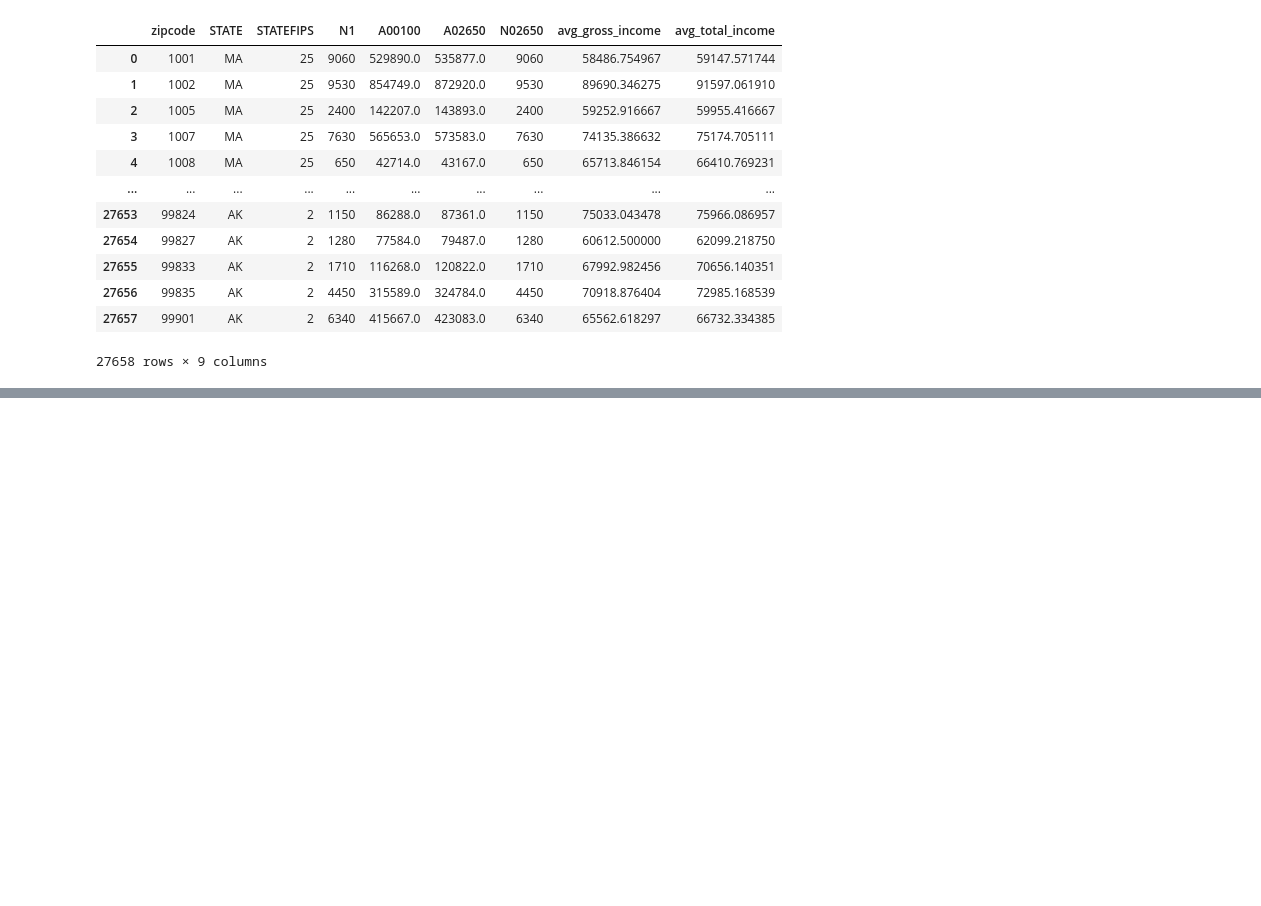
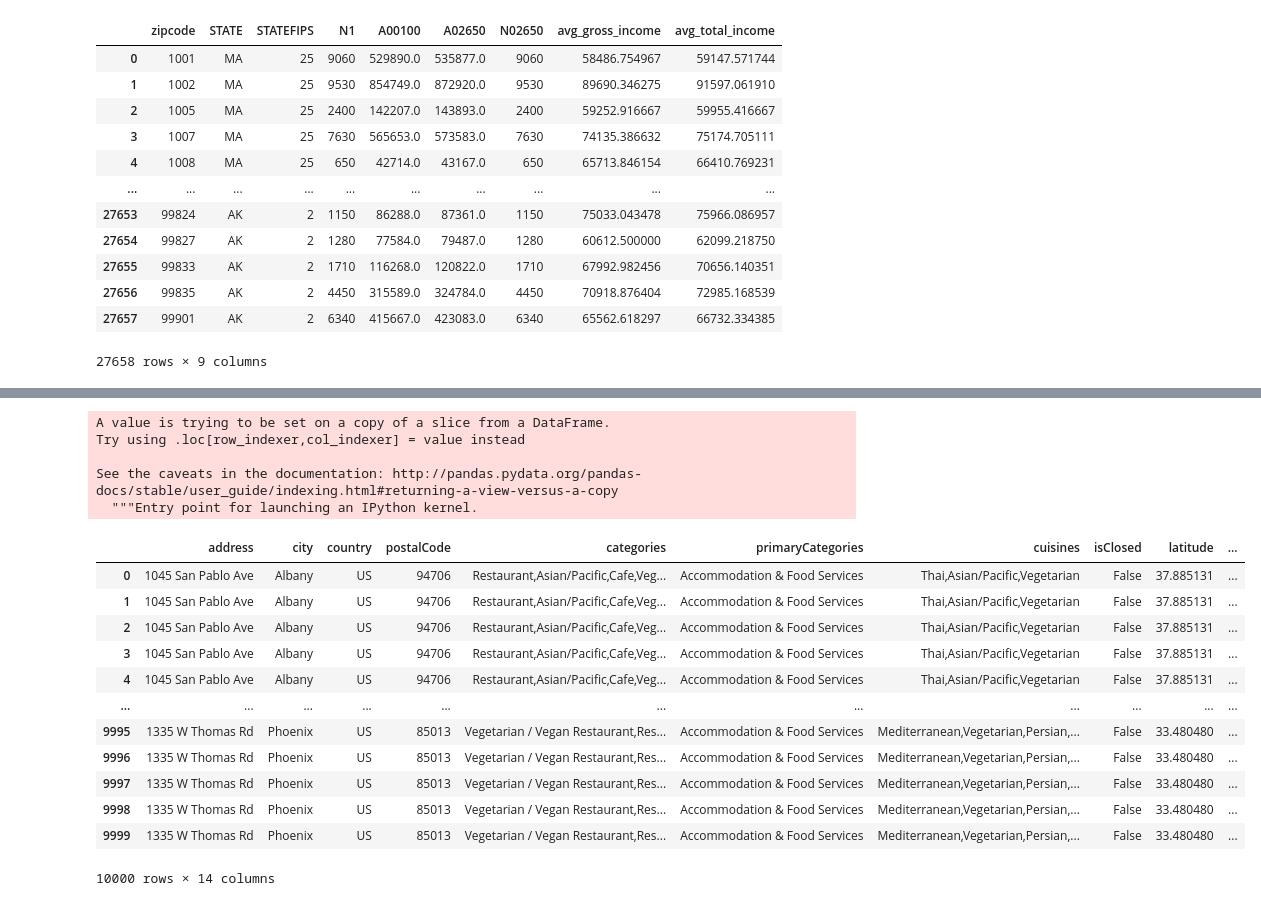
Before and after one commit to yvonneking1/socioecomics_and_your_diet, a Jupyter notebook: scratchpad.ipynb, the cells around one changed output, grey strips where cells are left out. Drawn from its saved outputs; the diff is of its cells as text; code cells hidden in the pictures; blank space fills up the shorter version.

```diff
--- a/scratchpad.ipynb
+++ b/scratchpad.ipynb
@@ -532,0 +595,2 @@ See the caveats in the documentation: http://pandas.pydata.org/pandas-docs/stabl
+# %%
+plant_df.isClosed = plant_df.isClosed.fillna(False)
@@ -532,0 +618,24 @@ See the caveats in the documentation: http://pandas.pydata.org/pandas-docs/stabl
+# %%
+plant_df["menus.category"] = plant_df["menus.category"].fillna("N/A")
+# %% [output]
+A value is trying to be set on a copy of a slice from a DataFrame.
+Try using .loc[row_indexer,col_indexer] = value instead
+
+See the caveats in the documentation: http://pandas.pydata.org/pandas-docs/stable/user_guide/indexing.html#returning-a-view-versus-a-copy
+  """Entry point for launching an IPython kernel.
+# %%
+plant_df
+# %% [output]
+|  | address | city | country | postalCode | categories | primaryCategories | cuisines | isClosed | latitude | ... |
+| 0 | 1045 San Pablo Ave | Albany | US | 94706 | Restaurant,Asian/Pacific,Cafe,Veg... | Accommodation & Food Services | Thai,Asian/Pacific,Vegetarian | False | 37.885131 | ... |
+| 1 | 1045 San Pablo Ave | Albany | US | 94706 | Restaurant,Asian/Pacific,Cafe,Veg... | Accommodation & Food Services | Thai,Asian/Pacific,Vegetarian | False | 37.885131 | ... |
+| 2 | 1045 San Pablo Ave | Albany | US | 94706 | Restaurant,Asian/Pacific,Cafe,Veg... | Accommodation & Food Services | Thai,Asian/Pacific,Vegetarian | False | 37.885131 | ... |
+| 3 | 1045 San Pablo Ave | Albany | US | 94706 | Restaurant,Asian/Pacific,Cafe,Veg... | Accommodation & Food Services | Thai,Asian/Pacific,Vegetarian | False | 37.885131 | ... |
+| 4 | 1045 San Pablo Ave | Albany | US | 94706 | Restaurant,Asian/Pacific,Cafe,Veg... | Accommodation & Food Services | Thai,Asian/Pacific,Vegetarian | False | 37.885131 | ... |
+| ... | ... | ... | ... | ... | ... | ... | ... | ... | ... | ... |
+| 9995 | 1335 W Thomas Rd | Phoenix | US | 85013 | Vegetarian / Vegan Restaurant,Res... | Accommodation & Food Services | Mediterranean,Vegetarian,Persian,... | False | 33.480480 | ... |
+| 9996 | 1335 W Thomas Rd | Phoenix | US | 85013 | Vegetarian / Vegan Restaurant,Res... | Accommodation & Food Services | Mediterranean,Vegetarian,Persian,... | False | 33.480480 | ... |
+| 9997 | 1335 W Thomas Rd | Phoenix | US | 85013 | Vegetarian / Vegan Restaurant,Res... | Accommodation & Food Services | Mediterranean,Vegetarian,Persian,... | False | 33.480480 | ... |
+| 9998 | 1335 W Thomas Rd | Phoenix | US | 85013 | Vegetarian / Vegan Restaurant,Res... | Accommodation & Food Services | Mediterranean,Vegetarian,Persian,... | False | 33.480480 | ... |
+| 9999 | 1335 W Thomas Rd | Phoenix | US | 85013 | Vegetarian / Vegan Restaurant,Res... | Accommodation & Food Services | Mediterranean,Vegetarian,Persian,... | False | 33.480480 | ... |
+10000 rows × 14 columns
```
Also changed, not shown: parts of 12 cells of this notebook.
